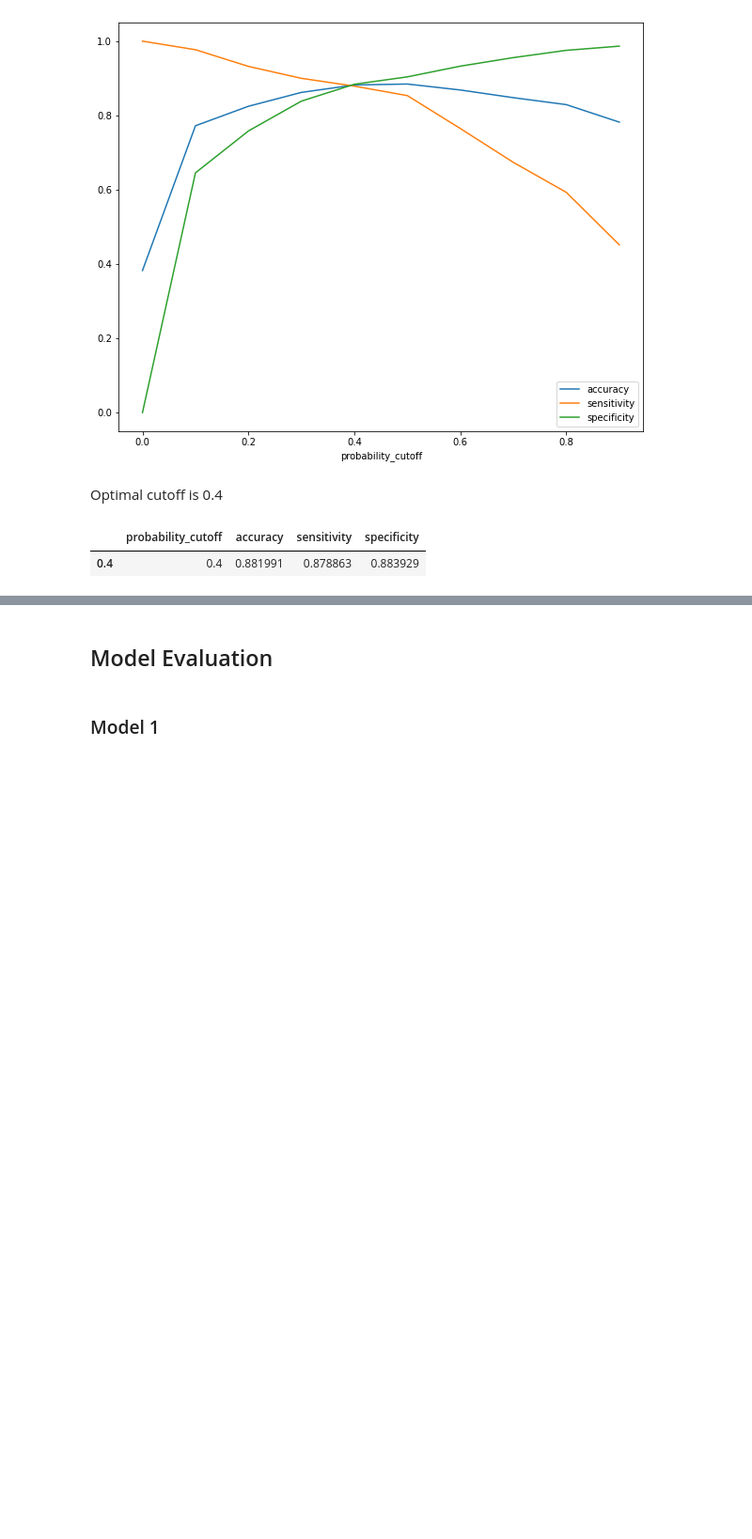
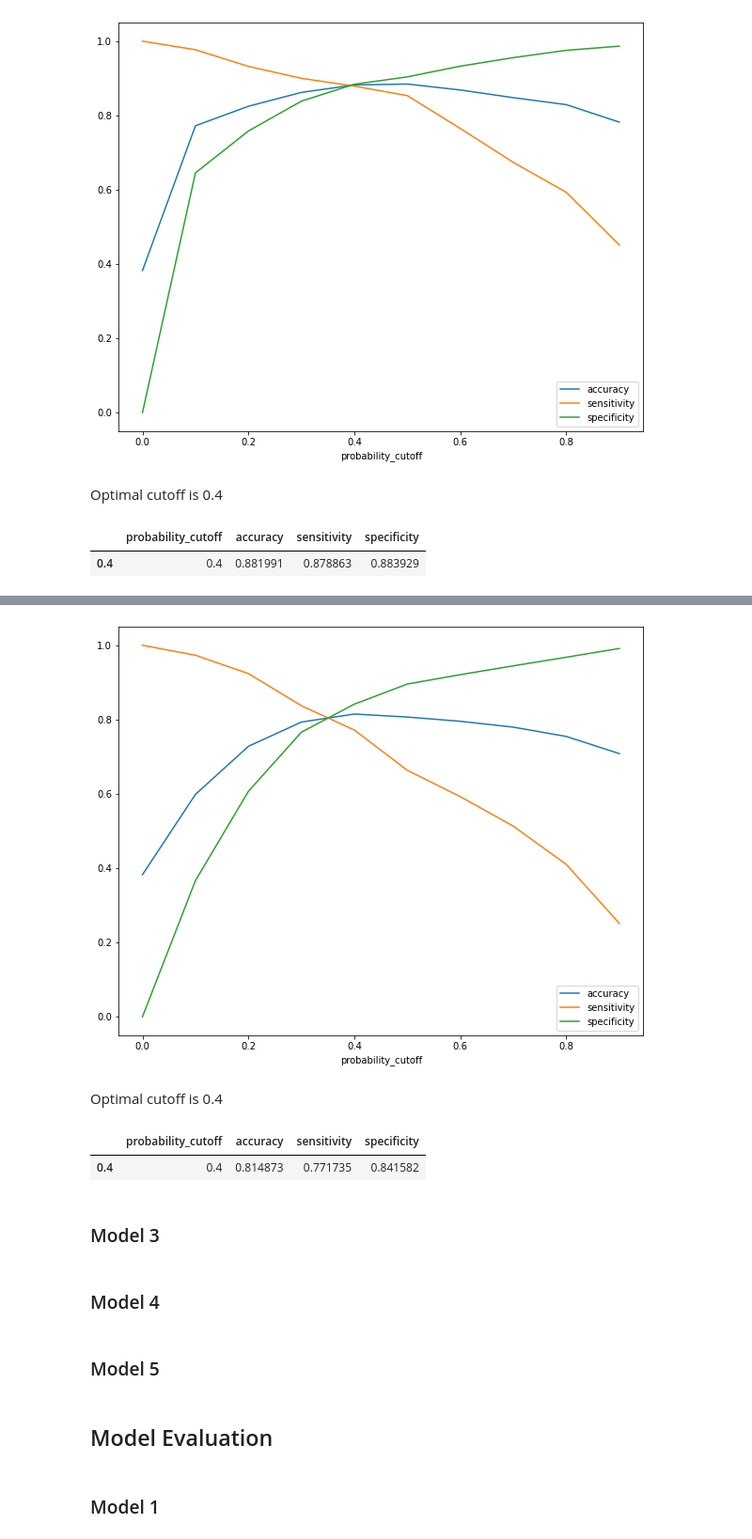
Before and after one commit to SachinShekhar/Lead-Scoring-Case-Study, a Jupyter notebook: Case Study.ipynb, the cells around one changed output, grey strips where cells are left out. Shown at 94% size. Drawn from its saved outputs; the diff is of its cells as text; code cells hidden in the pictures; blank space fills up the shorter version.

```diff
--- a/Case Study.ipynb
+++ b/Case Study.ipynb
@@ -1139,0 +1308,3 @@ train_perf_1.loc[[train_cutoff_1]]
+# %%
+train_perf_2 = model_performance(model_2, X_train_2)
+train_perf_2
@@ -1140,3 +1323,22 @@ train_perf_1.loc[[train_cutoff_1]]
+# %%
+train_perf_2.plot(x='probability_cutoff', y=['accuracy','sensitivity','specificity'], figsize=(10,8))
+plt.show()
+# %% [output]
+[figure, added]
+# %% [markdown]
+Optimal cutoff is 0.4
+# %%
+train_cutoff_2 = 0.4
+train_perf_2.loc[[train_cutoff_2]]
+# %% [output]
+|  | probability_cutoff | accuracy | sensitivity | specificity |
+| 0.4 | 0.4 | 0.814873 | 0.771735 | 0.841582 |
+# %% [markdown]
+### Model 3
+# %% [markdown]
+### Model 4
+# %% [markdown]
+### Model 5
 # %% [markdown]
 ## Model Evaluation
 # %%
```
Also changed, not shown: parts of 27 cells of this notebook.
